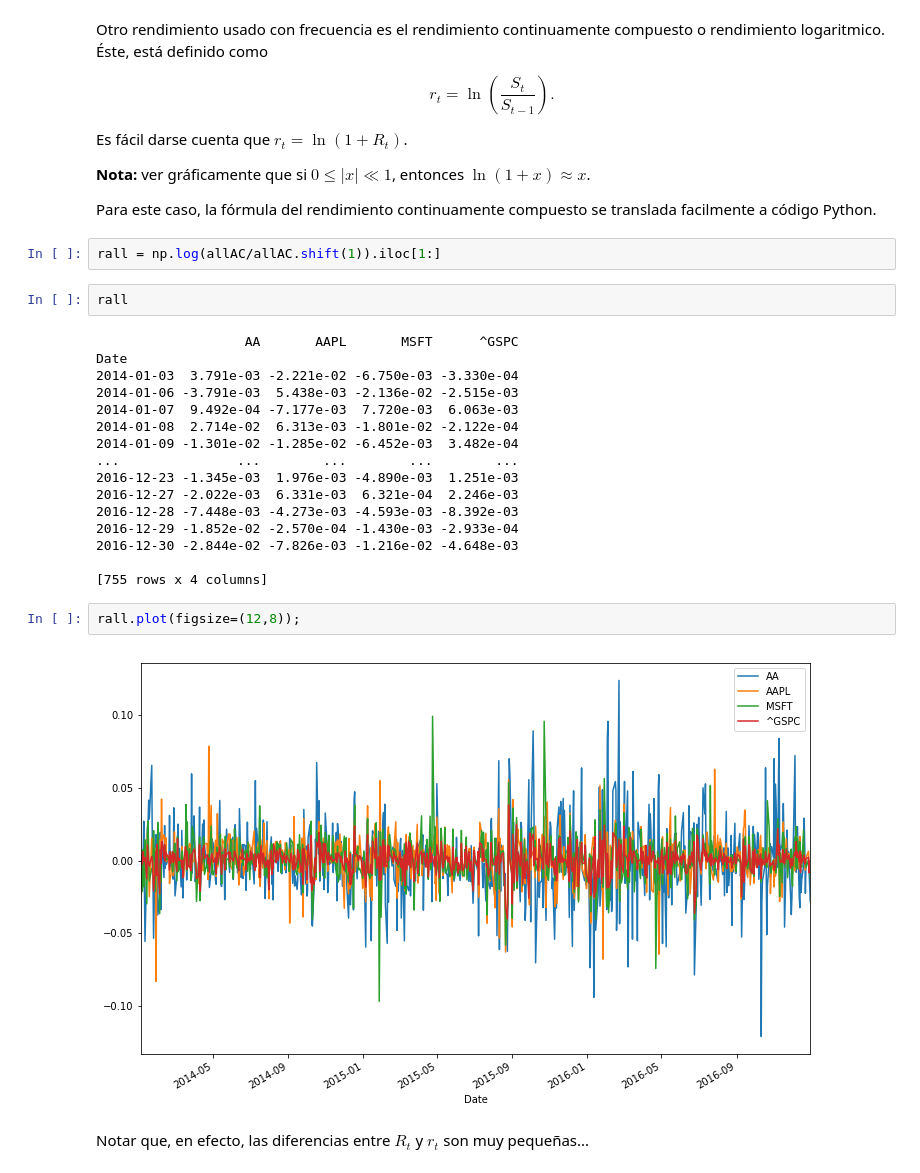
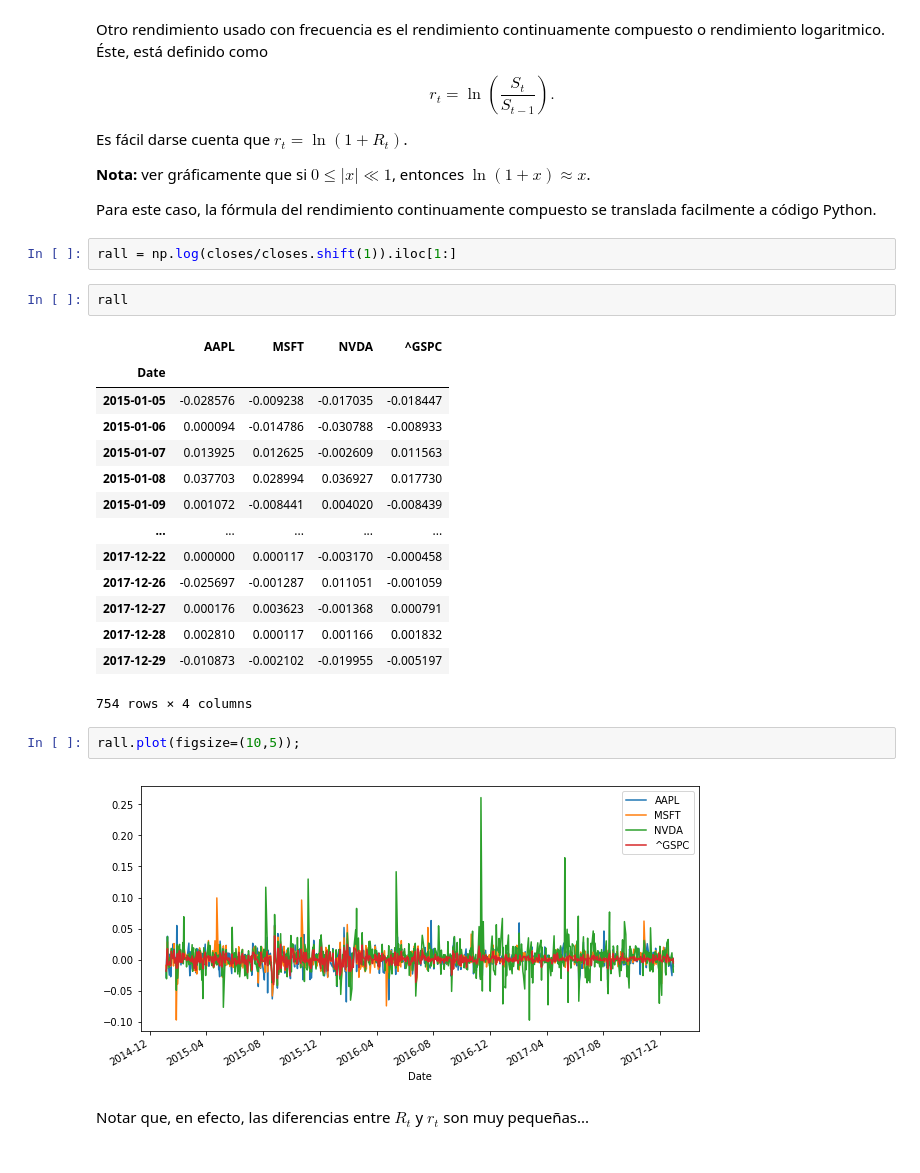
Before and after one commit to ogvilla67/SPF-2018-II, a Jupyter notebook: TEMA-3/Clase17_DescargaHistoricosOpciones.ipynb, the cells around one changed output. Saved outputs shown, nothing was run; the diff lists cells and outputs as text.

```diff
--- a/TEMA-3/Clase17_DescargaHistoricosOpciones.ipynb
+++ b/TEMA-3/Clase17_DescargaHistoricosOpciones.ipynb
@@ -853,29 +798,28 @@ Es fácil darse cuenta que $r_t=\ln(1+R_t)$.
 
 Para este caso, la fórmula del rendimiento continuamente compuesto se translada facilmente a código Python.
 # %%
-rall = np.log(allAC/allAC.shift(1)).iloc[1:]
+rall = np.log(closes/closes.shift(1)).iloc[1:]
 # %%
 rall
 # %% [output]
+|  | AAPL | MSFT | NVDA | ^GSPC |
+| Date |  |  |  |  |
+| 2015-01-05 | -0.028576 | -0.009238 | -0.017035 | -0.018447 |
+| 2015-01-06 | 0.000094 | -0.014786 | -0.030788 | -0.008933 |
+| 2015-01-07 | 0.013925 | 0.012625 | -0.002609 | 0.011563 |
+| 2015-01-08 | 0.037703 | 0.028994 | 0.036927 | 0.017730 |
+| 2015-01-09 | 0.001072 | -0.008441 | 0.004020 | -0.008439 |
+| ... | ... | ... | ... | ... |
+| 2017-12-22 | 0.000000 | 0.000117 | -0.003170 | -0.000458 |
+| 2017-12-26 | -0.025697 | -0.001287 | 0.011051 | -0.001059 |
+| 2017-12-27 | 0.000176 | 0.003623 | -0.001368 | 0.000791 |
+| 2017-12-28 | 0.002810 | 0.000117 | 0.001166 | 0.001832 |
+| 2017-12-29 | -0.010873 | -0.002102 | -0.019955 | -0.005197 |
-                   AA       AAPL       MSFT      ^GSPC
-Date
-2014-01-03  3.791e-03 -2.221e-02 -6.750e-03 -3.330e-04
-2014-01-06 -3.791e-03  5.438e-03 -2.136e-02 -2.515e-03
-2014-01-07  9.492e-04 -7.177e-03  7.720e-03  6.063e-03
-2014-01-08  2.714e-02  6.313e-03 -1.801e-02 -2.122e-04
-2014-01-09 -1.301e-02 -1.285e-02 -6.452e-03  3.482e-04
-...               ...        ...        ...        ...
-2016-12-23 -1.345e-03  1.976e-03 -4.890e-03  1.251e-03
-2016-12-27 -2.022e-03  6.331e-03  6.321e-04  2.246e-03
-2016-12-28 -7.448e-03 -4.273e-03 -4.593e-03 -8.392e-03
-2016-12-29 -1.852e-02 -2.570e-04 -1.430e-03 -2.933e-04
-2016-12-30 -2.844e-02 -7.826e-03 -1.216e-02 -4.648e-03
-
-[755 rows x 4 columns]
+754 rows × 4 columns
 # %%
-rall.plot(figsize=(12,8));
+rall.plot(figsize=(10,5));
 # %% [output]
-[figure, old version]
+[figure, new version]
 # %% [markdown]
 Notar que, en efecto, las diferencias entre $R_t$ y $r_t$ son muy pequeñas...
 # %%
```
Also changed, not shown: parts of 34 cells of this notebook, 1 other file.
